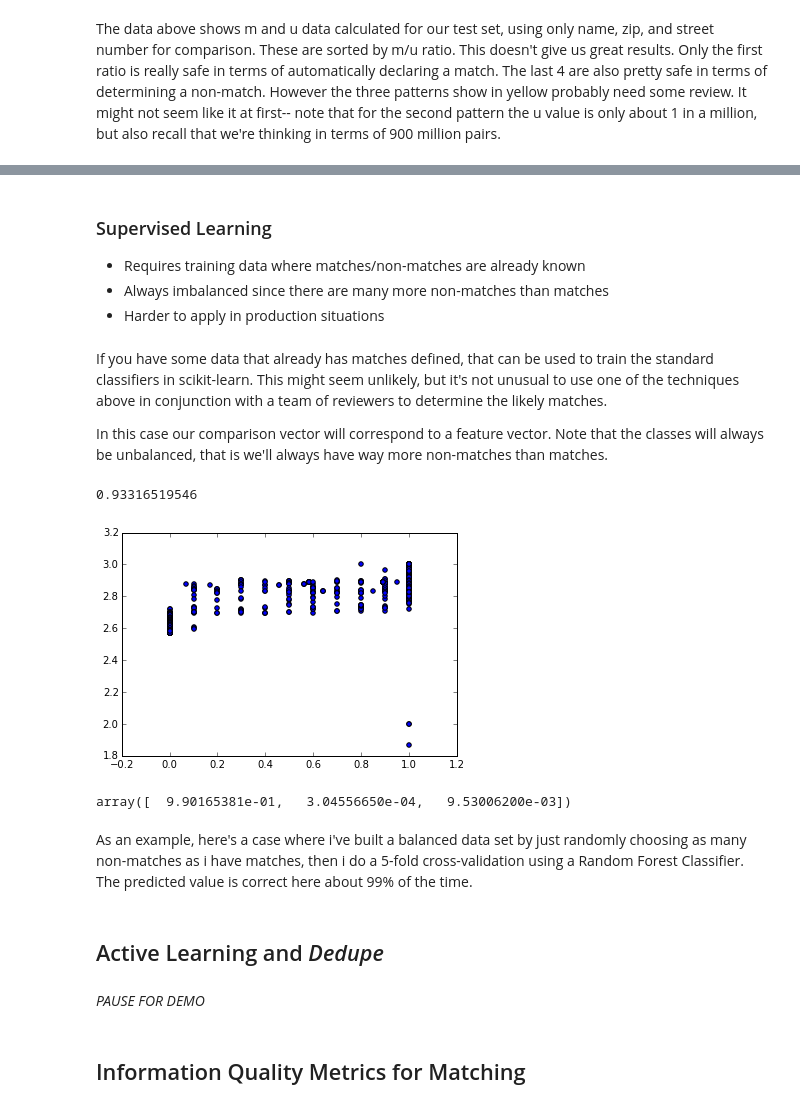
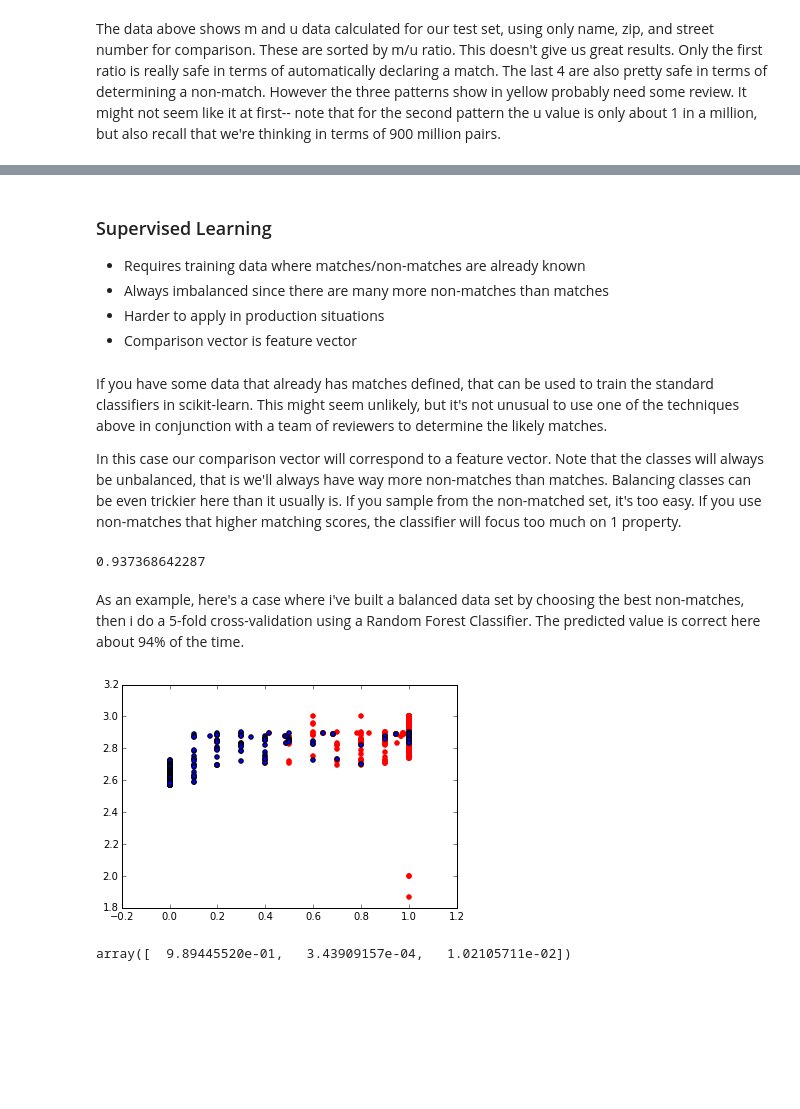
Before and after one commit to mikemull/Notebooks, a Jupyter notebook: PyDataNYCSlides.ipynb, the cells around one changed output, grey strips where cells are left out. Cells and saved outputs as stored; diff of their text form; code cells hidden in the pictures; blank space fills up the shorter version.

```diff
--- a/PyDataNYCSlides.ipynb
+++ b/PyDataNYCSlides.ipynb
@@ -906,10 +927,11 @@ Javascript('''$('.potential tbody tr').filter(':eq(1)')
 - Requires training data where matches/non-matches are already known
 - Always imbalanced since there are many more non-matches than matches
 - Harder to apply in production situations
+- Comparison vector is feature vector
 # %% [markdown]
 If you have some data that already has matches defined, that can be used to train the standard classifiers in scikit-learn.  This might seem unlikely, but it's not unusual to use one of the techniques above in conjunction with a team of reviewers to determine the likely matches.
 
-In this case our comparison vector will correspond to a feature vector.  Note that the classes will always be unbalanced, that is we'll always have way more non-matches than matches.
+In this case our comparison vector will correspond to a feature vector.  Note that the classes will always be unbalanced, that is we'll always have way more non-matches than matches.  Balancing classes can be even trickier here than it usually is.  If you sample from the non-matched set, it's too easy.  If you use non-matches that higher matching scores, the classifier will focus too much on 1 property.
 # %%
 import numpy as np
 from sklearn.cross_validation import KFold
@@ -931,6 +953,8 @@ df_train['city_sim'] = df_train[['cty_nm', 'location_city']].apply(
                             lambda c: jaccard( ngrams(c[0].lower(),2),
                                                ngrams(c[1].lower(),2)),
                                                axis=1)
+df_train['nzip_x'] = 1
+df_train['nzip_y'] = 1
 # %%
 # Do a 5-fold cross-validation
 y = df_train.match.values
@@ -950,24 +974,21 @@ for train_index, test_index in kf:
     y_pred[test_index] = clf.predict(X_test)
 
 print(np.mean(y == y_pred))
-df_train['nzip'] = 1
-yy=df_train[['nname_x','snum_x', 'nzip',
-        'nname_y', 'snum_y', 'nzip']].apply(
-       lambda r: match_score(r[0:3], r[3:]), axis=1).values
-xx =          clf.predict_proba(X)
-_=plt.scatter(xx[:,1],yy)
 # %% [output]
-0.93316519546
+0.937368642287
-[figure, removed]
+# %% [markdown]
+As an example, here's a case where i've built a balanced data set by choosing the best non-matches, then i do a 5-fold cross-validation using a Random Forest Classifier.  The predicted value is correct here about 94% of the time.
+# %%
+yy=df_train[['nname_x','snum_x', 'nzip_x',
+        'nname_y', 'snum_y', 'nzip_y']].apply(
+       lambda r: match_score(r[0:3], r[3:]), axis=1).values
+xx =          clf.predict_proba(X)
+pp = xx[:,1]
+_=plt.scatter(pp[df_train.match.values==1],yy[df_train.match.values==1], color='r')
+_=plt.scatter(pp[df_train.match.values==0],yy[df_train.match.values==0])
+# %% [output]
+[figure, added]
 # %%
 clf.feature_importances_
 # %% [output]
-array([  9.90165381e-01,   3.04556650e-04,   9.53006200e-03])
+array([  9.89445520e-01,   3.43909157e-04,   1.02105711e-02])
-# %% [markdown]
-As an example, here's a case where i've built a balanced data set by just randomly choosing as many non-matches as i have matches, then i do a 5-fold cross-validation using a Random Forest Classifier.  The predicted value is correct here about 99% of the time.
-# %% [markdown]
-## Active Learning and _Dedupe_
-# %% [markdown]
-_PAUSE FOR DEMO_
-# %% [markdown]
-## Information Quality Metrics for Matching
```
Also changed, not shown: parts of 35 cells of this notebook, 2 other files.
